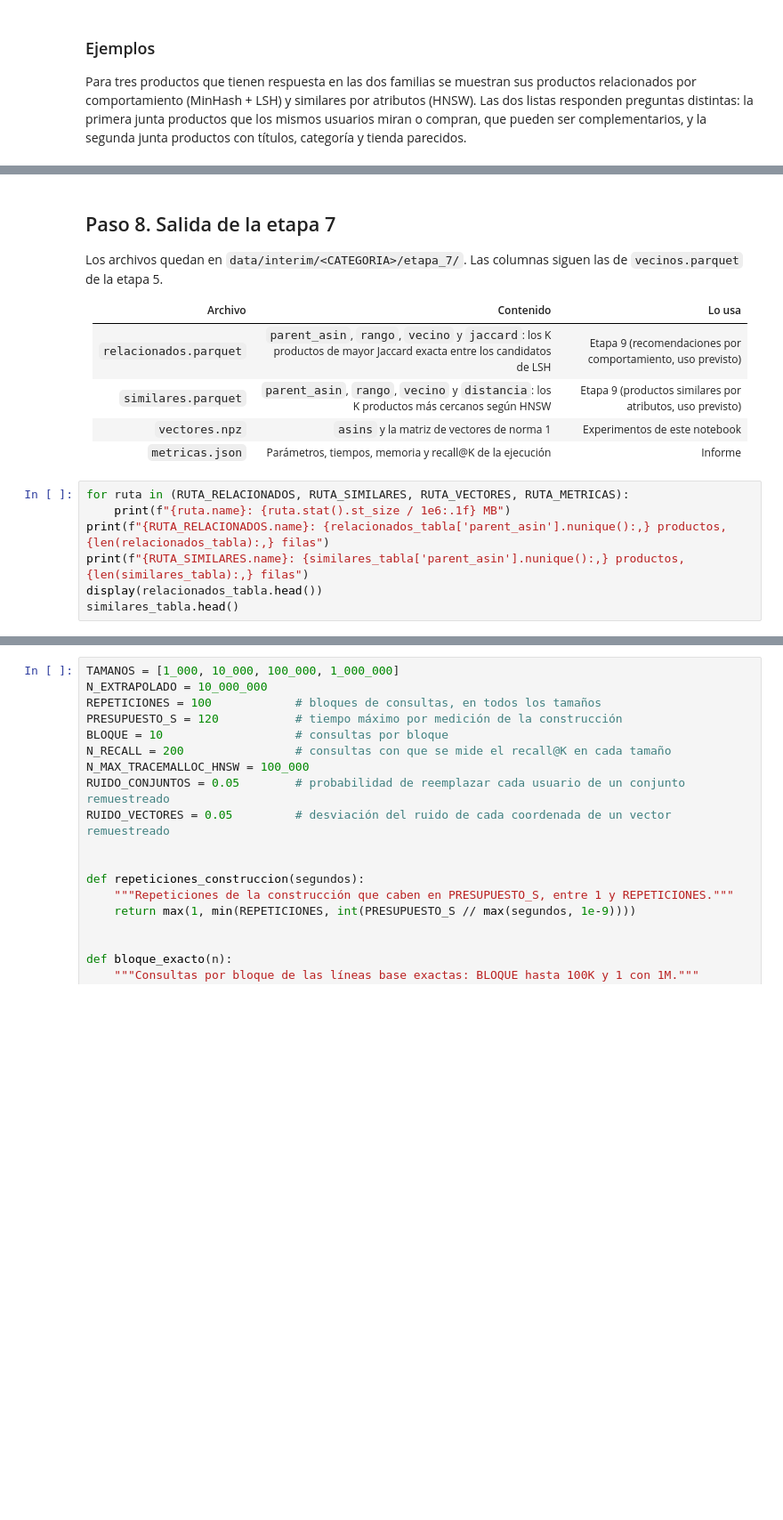
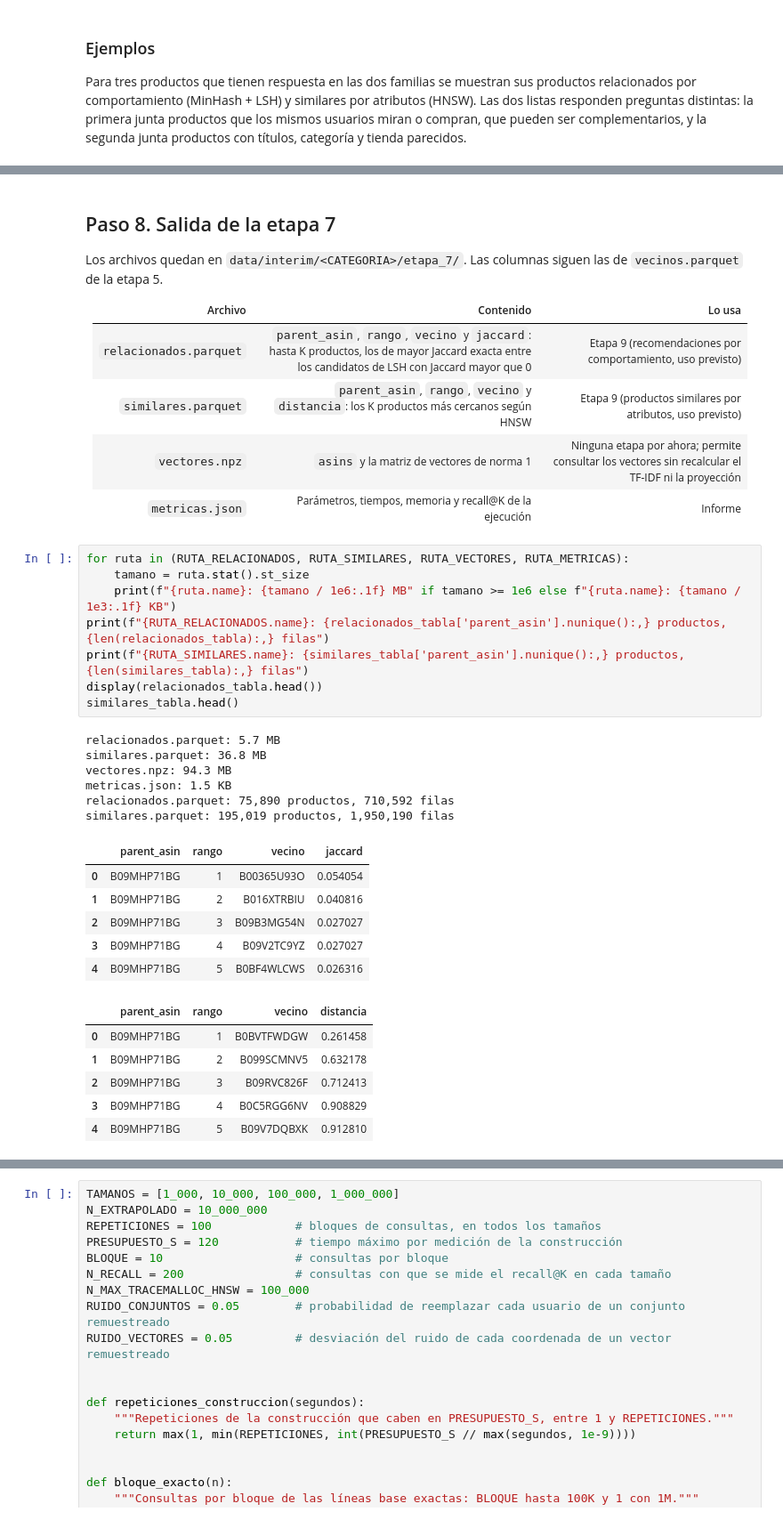
Before and after one commit to AlexanderPereda/proyecto_final_grupo1, a Jupyter notebook: notebooks/etapa7_similitud_aproximada.ipynb, the cells around one changed output, grey strips where cells are left out. Shown at 89% size. Cells and saved outputs as stored; diff of their text form; blank space fills up the shorter version.

```diff
--- a/notebooks/etapa7_similitud_aproximada.ipynb
+++ b/notebooks/etapa7_similitud_aproximada.ipynb
@@ -963,17 +980,37 @@ Los archivos quedan en `data/interim/<CATEGORIA>/etapa_7/`. Las columnas siguen
 
 | Archivo | Contenido | Lo usa |
 | --- | --- | --- |
-| `relacionados.parquet` | `parent_asin`, `rango`, `vecino` y `jaccard`: los K productos de mayor Jaccard exacta entre los candidatos de LSH | Etapa 9 (recomendaciones por comportamiento, uso previsto) |
+| `relacionados.parquet` | `parent_asin`, `rango`, `vecino` y `jaccard`: hasta K productos, los de mayor Jaccard exacta entre los candidatos de LSH con Jaccard mayor que 0 | Etapa 9 (recomendaciones por comportamiento, uso previsto) |
 | `similares.parquet` | `parent_asin`, `rango`, `vecino` y `distancia`: los K productos más cercanos según HNSW | Etapa 9 (productos similares por atributos, uso previsto) |
-| `vectores.npz` | `asins` y la matriz de vectores de norma 1 | Experimentos de este notebook |
+| `vectores.npz` | `asins` y la matriz de vectores de norma 1 | Ninguna etapa por ahora; permite consultar los vectores sin recalcular el TF-IDF ni la proyección |
 | `metricas.json` | Parámetros, tiempos, memoria y recall@K de la ejecución | Informe |
 # %%
 for ruta in (RUTA_RELACIONADOS, RUTA_SIMILARES, RUTA_VECTORES, RUTA_METRICAS):
-    print(f"{ruta.name}: {ruta.stat().st_size / 1e6:.1f} MB")
+    tamano = ruta.stat().st_size
+    print(f"{ruta.name}: {tamano / 1e6:.1f} MB" if tamano >= 1e6 else f"{ruta.name}: {tamano / 1e3:.1f} KB")
 print(f"{RUTA_RELACIONADOS.name}: {relacionados_tabla['parent_asin'].nunique():,} productos, {len(relacionados_tabla):,} filas")
 print(f"{RUTA_SIMILARES.name}: {similares_tabla['parent_asin'].nunique():,} productos, {len(similares_tabla):,} filas")
 display(relacionados_tabla.head())
 similares_tabla.head()
+# %% [output]
+relacionados.parquet: 5.7 MB
+similares.parquet: 36.8 MB
+vectores.npz: 94.3 MB
+metricas.json: 1.5 KB
+relacionados.parquet: 75,890 productos, 710,592 filas
+similares.parquet: 195,019 productos, 1,950,190 filas
+|  | parent_asin | rango | vecino | jaccard |
+| 0 | B09MHP71BG | 1 | B00365U93O | 0.054054 |
+| 1 | B09MHP71BG | 2 | B016XTRBIU | 0.040816 |
+| 2 | B09MHP71BG | 3 | B09B3MG54N | 0.027027 |
+| 3 | B09MHP71BG | 4 | B09V2TC9YZ | 0.027027 |
+| 4 | B09MHP71BG | 5 | B0BF4WLCWS | 0.026316 |
+|  | parent_asin | rango | vecino | distancia |
+| 0 | B09MHP71BG | 1 | B0BVTFWDGW | 0.261458 |
+| 1 | B09MHP71BG | 2 | B099SCMNV5 | 0.632178 |
+| 2 | B09MHP71BG | 3 | B09RVC826F | 0.712413 |
+| 3 | B09MHP71BG | 4 | B0C5RGG6NV | 0.908829 |
+| 4 | B09MHP71BG | 5 | B09V7DQBXK | 0.912810 |
 # %% [markdown]
 ## Paso 9. Experimentos de escalabilidad
 
```
Also changed, not shown: parts of 28 cells of this notebook, 7 other files.
